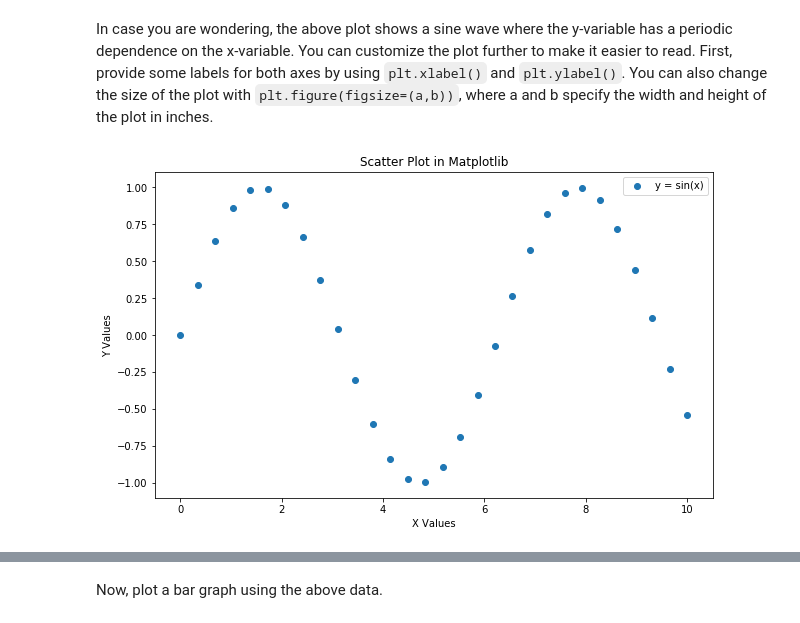
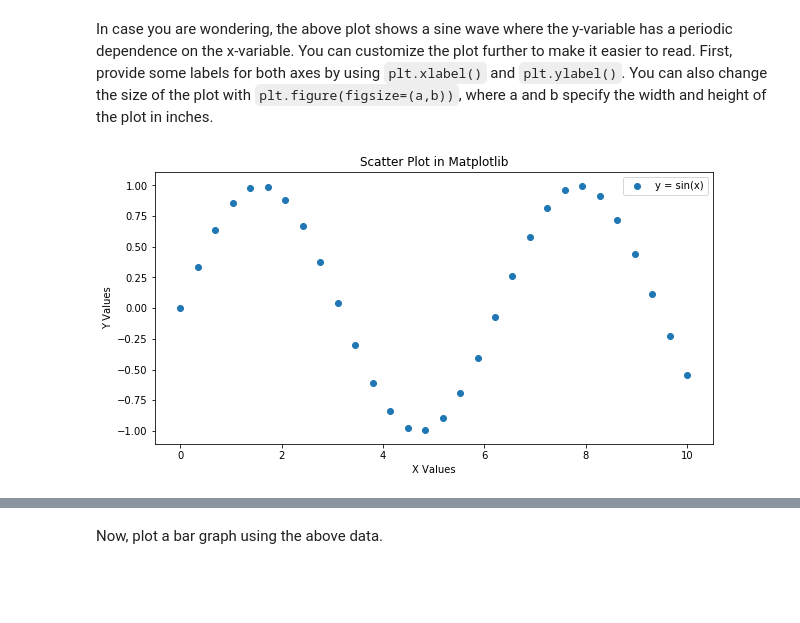
Before and after one commit to binhtd93/dsc-data-viz-hbs-ds-060120, a Jupyter notebook: index.ipynb, the cells around one changed output, grey strips where cells are left out. Drawn from its saved outputs; the diff is of its cells as text; code cells hidden in the pictures; blank space fills up the shorter version.

```diff
--- a/index.ipynb
+++ b/index.ipynb
@@ -59,19 +59,19 @@ plt.show()
 In case you are wondering, the above plot shows a sine wave where the y-variable has a periodic dependence on the x-variable. You can customize the plot further to make it easier to read. First, provide some labels for both axes by using `plt.xlabel()` and `plt.ylabel()`. You can also change the size of the plot with `plt.figure(figsize=(a,b))`, where a and b specify the width and height of the plot in inches.
 # %%
 # Set the figure size in inches
-plt.figure(figsize=(10,6))
+plt.figure(figsize=(10,5))
 
 plt.scatter(x, y, label = "y = sin(x)" )
 
 # Set x and y axes labels
 plt.xlabel('X Values')
 plt.ylabel('Y Values')
 
 plt.title('Scatter Plot in Matplotlib')
 plt.legend()
 plt.show()
 # %% [output]
-[figure, old version]
+[figure, new version]
 # %% [markdown]
 The nice thing is labels and other customizations that you see here are applicable to almost all kinds of plots in Matplotlib.
 
```
